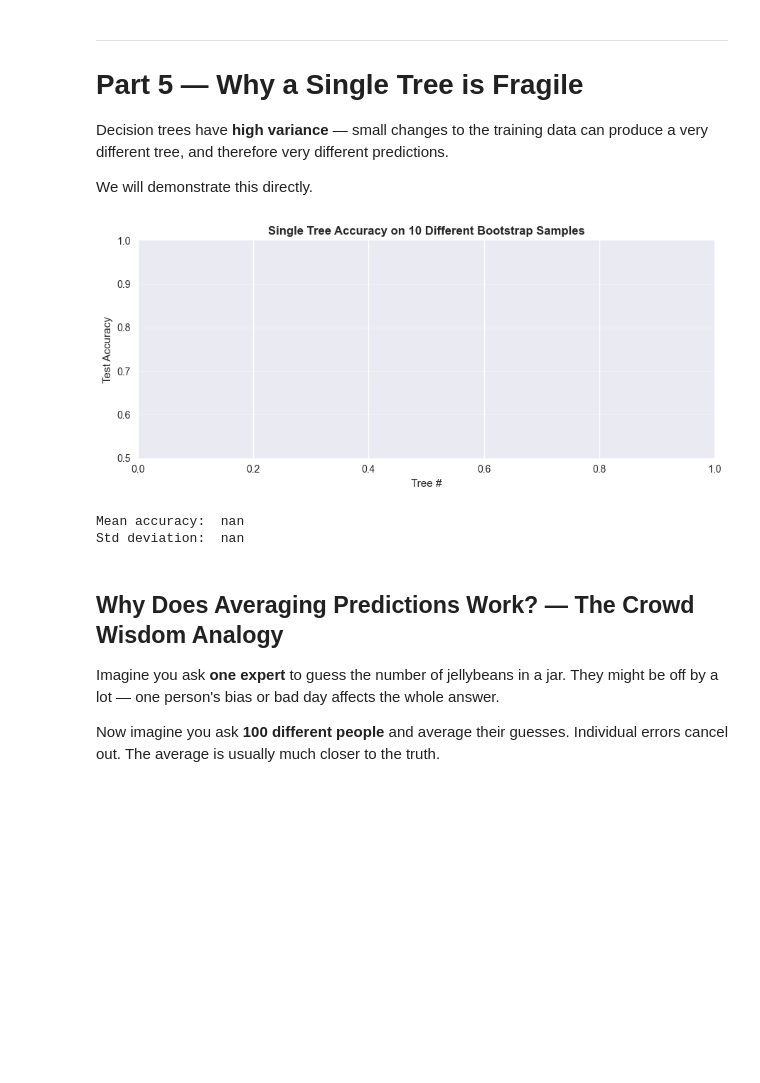
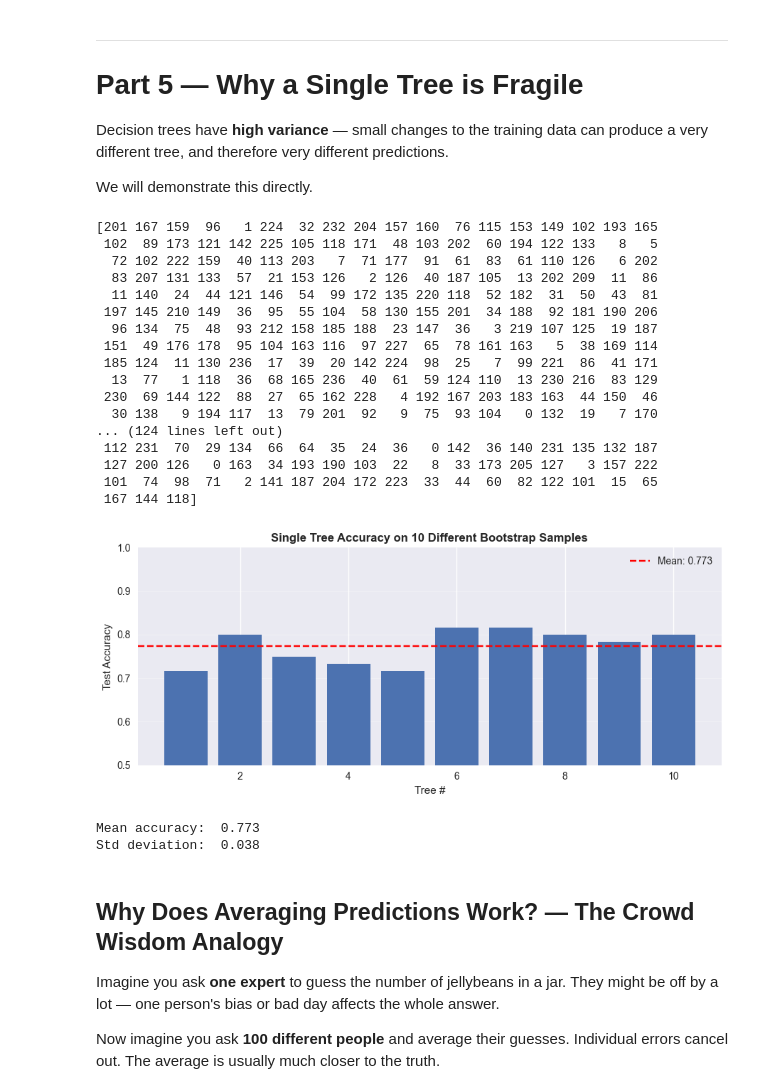
Before and after one commit to shashwatsrma/ML-training, a Jupyter notebook: day_7_decision_ensemble.ipynb, the cells around one changed output. Cells and saved outputs as stored; diff of their text form; code cells hidden in the pictures; blank space fills up the shorter version.

Commit message:
Day 7: Decision Tree Ensembles (pt.2)

```diff
--- a/day_7_decision_ensemble.ipynb
+++ b/day_7_decision_ensemble.ipynb
@@ -586,37 +586,65 @@ We will demonstrate this directly.
 # Print the standard deviation of the accuracies
 
 n_trees = 10
 tree_accs = []
 
 for i in range(n_trees):
     # Bootstrap sample: sample len(X_train) rows WITH replacement
     # YOUR CODE HERE
-    pass
+    idx = np.random.choice(len(x_train), size=len(x_train), replace=True)
+    print(idx)
+    X_bootstrap = x_train.iloc[idx]
+    y_bootstrap = y_train.iloc[idx]
+
+    tree = DecisionTreeClassifier(random_state=42)
+    tree.fit(X_bootstrap, y_bootstrap)
+    acc = accuracy_score(y_test, tree.predict(x_test))
+    tree_accs.append(acc)
 
 
 fig, ax = plt.subplots(figsize=(9, 4))
 # YOUR CODE HERE — plot accuracies as bars, add a mean line
+ax.bar(range(1, n_trees + 1), tree_accs)
+ax.axhline(y=np.mean(tree_accs), color='r', linestyle='--', label=f'Mean: {np.mean(tree_accs):.3f}')
+ax.legend()
 
 
 ax.set_title('Single Tree Accuracy on 10 Different Bootstrap Samples',
              fontweight='bold')
 ax.set_xlabel('Tree #')
 ax.set_ylabel('Test Accuracy')
 ax.set_ylim(0.5, 1.0)
 ax.grid(axis='y', alpha=0.3)
 plt.tight_layout()
 plt.show()
 
 print(f'Mean accuracy:  {np.mean(tree_accs):.3f}')
 print(f'Std deviation:  {np.std(tree_accs):.3f}')
 
 # 📝 How much does accuracy vary across the 10 trees?
 # Why is high variance in a model a problem in practice?
 # ...
 # %% [output]
+[201 167 159  96   1 224  32 232 204 157 160  76 115 153 149 102 193 165
+ 102  89 173 121 142 225 105 118 171  48 103 202  60 194 122 133   8   5
+  72 102 222 159  40 113 203   7  71 177  91  61  83  61 110 126   6 202
+  83 207 131 133  57  21 153 126   2 126  40 187 105  13 202 209  11  86
+  11 140  24  44 121 146  54  99 172 135 220 118  52 182  31  50  43  81
+ 197 145 210 149  36  95  55 104  58 130 155 201  34 188  92 181 190 206
+  96 134  75  48  93 212 158 185 188  23 147  36   3 219 107 125  19 187
+ 151  49 176 178  95 104 163 116  97 227  65  78 161 163   5  38 169 114
+ 185 124  11 130 236  17  39  20 142 224  98  25   7  99 221  86  41 171
+  13  77   1 118  36  68 165 236  40  61  59 124 110  13 230 216  83 129
+ 230  69 144 122  88  27  65 162 228   4 192 167 203 183 163  44 150  46
+  30 138   9 194 117  13  79 201  92   9  75  93 104   0 132  19   7 170
+... (124 lines left out)
+ 112 231  70  29 134  66  64  35  24  36   0 142  36 140 231 135 132 187
+ 127 200 126   0 163  34 193 190 103  22   8  33 173 205 127   3 157 222
+ 101  74  98  71   2 141 187 204 172 223  33  44  60  82 122 101  15  65
+ 167 144 118]
-[figure, old version]
+[figure, new version]
-Mean accuracy:  nan
-Std deviation:  nan
+Mean accuracy:  0.773
+Std deviation:  0.038
 # %% [markdown]
 ## Why Does Averaging Predictions Work? — The Crowd Wisdom Analogy
 
```
Also changed, not shown: parts of 10 cells of this notebook.
